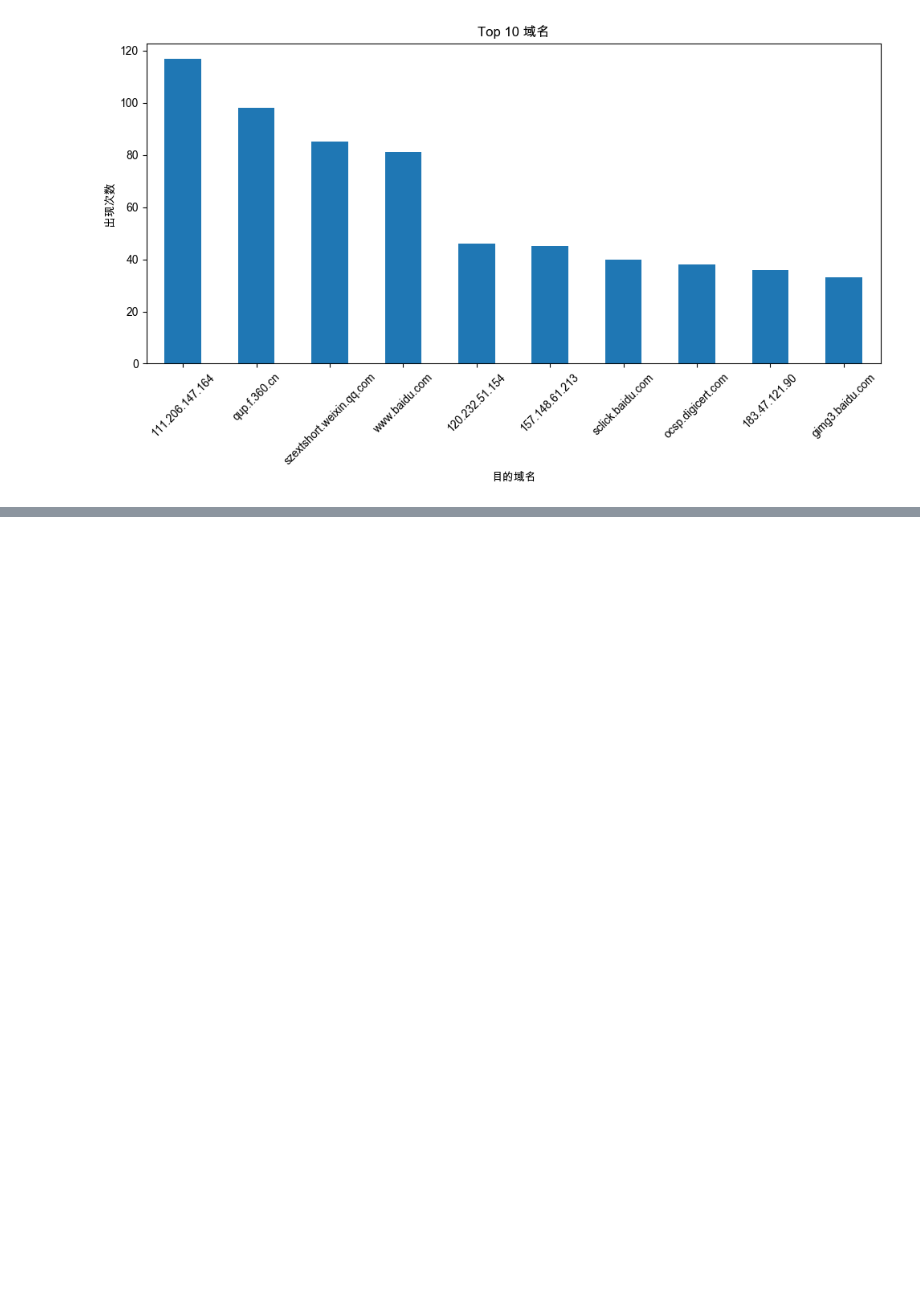
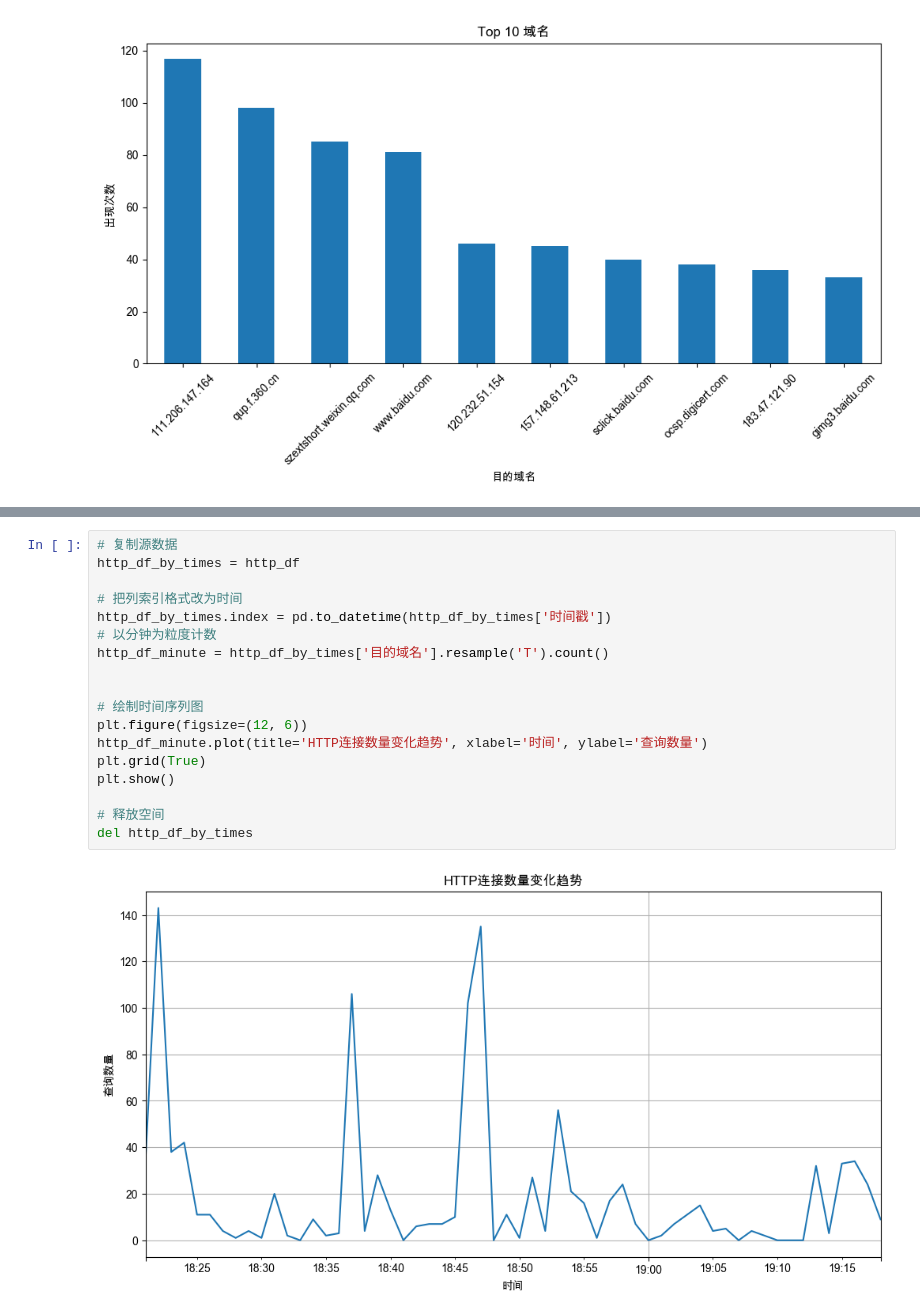
Before and after one commit to Shlisok/logAnalysis, a Jupyter notebook: 日志分析.ipynb, the cells around one changed output, grey strips where cells are left out. Saved outputs shown, nothing was run; the diff lists cells and outputs as text; blank space fills up the shorter version.

```diff
--- a/日志分析.ipynb
+++ b/日志分析.ipynb
@@ -200,0 +192,20 @@ http_df.head(100)
+# %%
+# 复制源数据
+http_df_by_times = http_df
+
+# 把列索引格式改为时间
+http_df_by_times.index = pd.to_datetime(http_df_by_times['时间戳'])
+# 以分钟为粒度计数
+http_df_minute = http_df_by_times['目的域名'].resample('T').count()
+
+
+# 绘制时间序列图
+plt.figure(figsize=(12, 6))
+http_df_minute.plot(title='HTTP连接数量变化趋势', xlabel='时间', ylabel='查询数量')
+plt.grid(True)
+plt.show()
+
+# 释放空间
+del http_df_by_times
+# %% [output]
+[figure, added]
```
Also changed, not shown: parts of 5 cells of this notebook.
